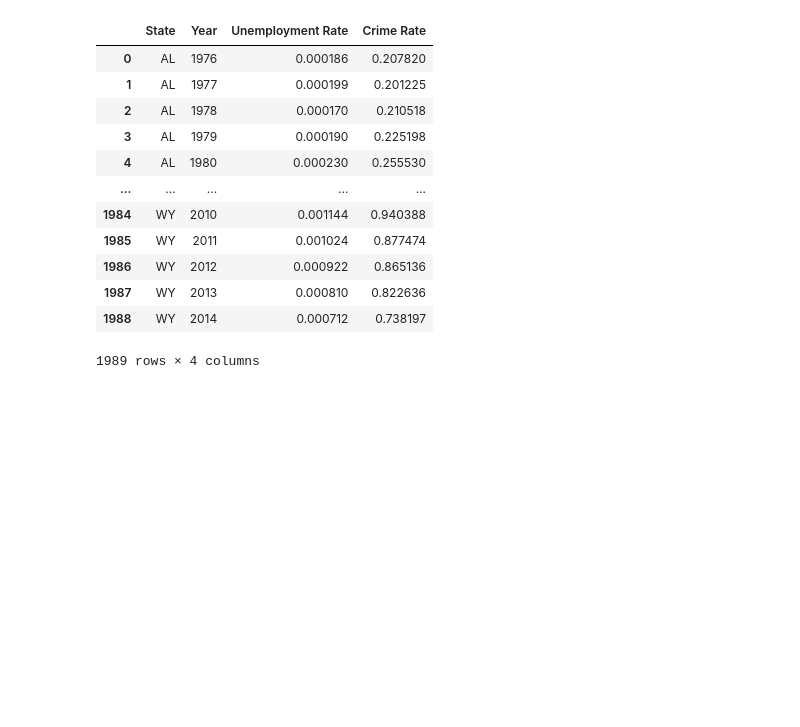
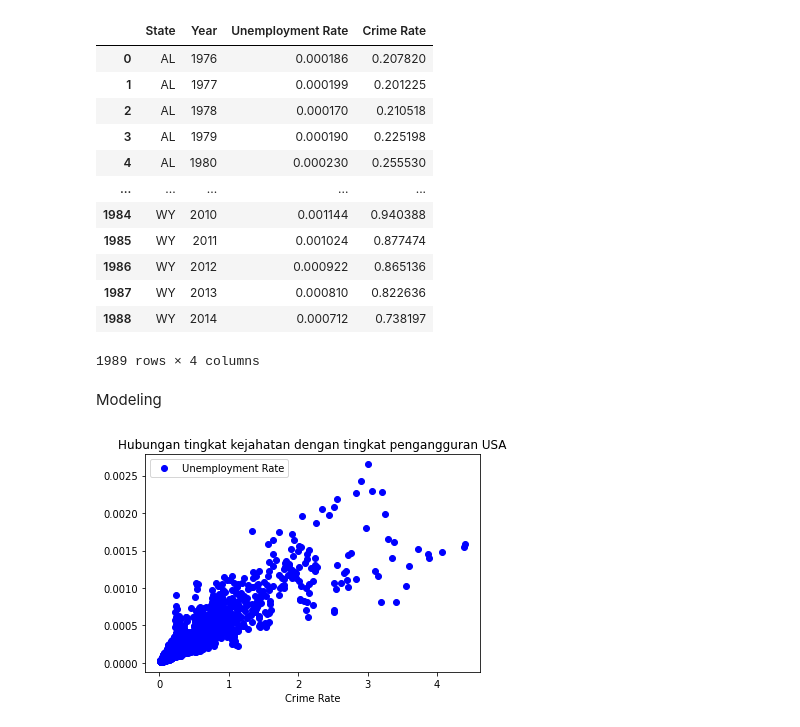
Before and after one commit to FakhriFaishalRochdiana/SDG-16---Crime-Rate, a Jupyter notebook: Kelompok_4_Visualisasi_Data.ipynb, the cells around one changed output. Saved outputs shown, nothing was run; the diff lists cells and outputs as text; code cells hidden in the pictures; blank space fills up the shorter version.

```diff
--- a/Kelompok_4_Visualisasi_Data.ipynb
+++ b/Kelompok_4_Visualisasi_Data.ipynb
@@ -215,3 +215,13 @@ Real
 1989 rows × 4 columns
 # %%
 Real.to_csv('Hasil.csv')
+# %% [markdown]
+Modeling
+# %%
+import matplotlib.pyplot as plt
+
+Real.plot(x='Crime Rate',y="Unemployment Rate", style='o', color='blue')
+plt.title('Hubungan tingkat kejahatan dengan tingkat pengangguran USA')
+plt.show ()
+# %% [output]
+[figure, added]
```
Also changed, not shown: parts of 5 cells of this notebook.
